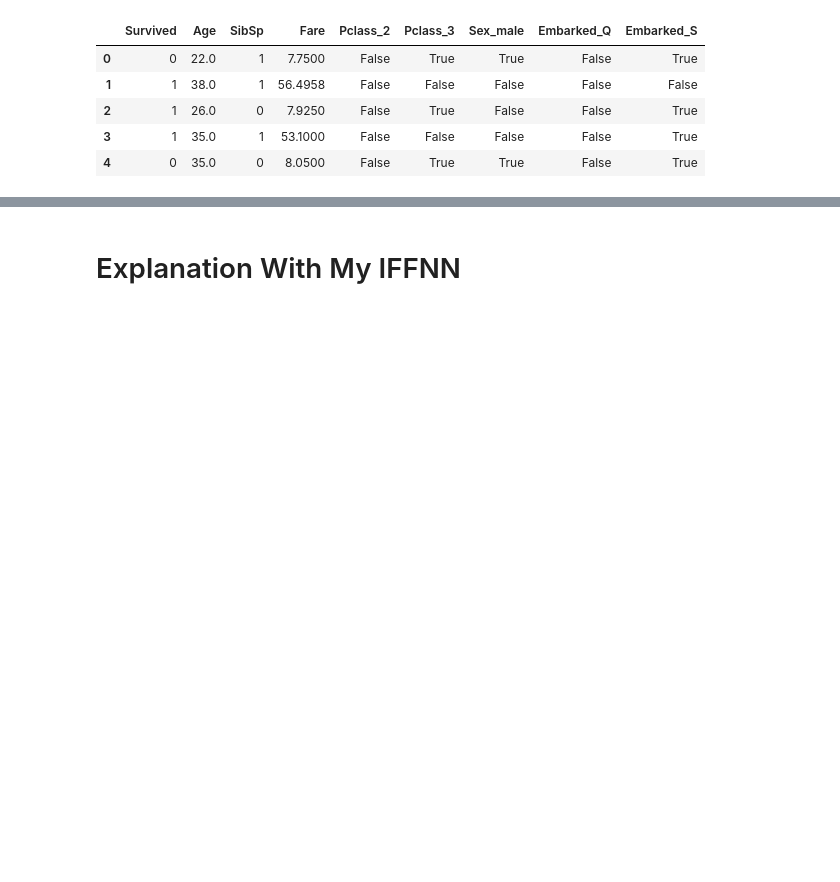
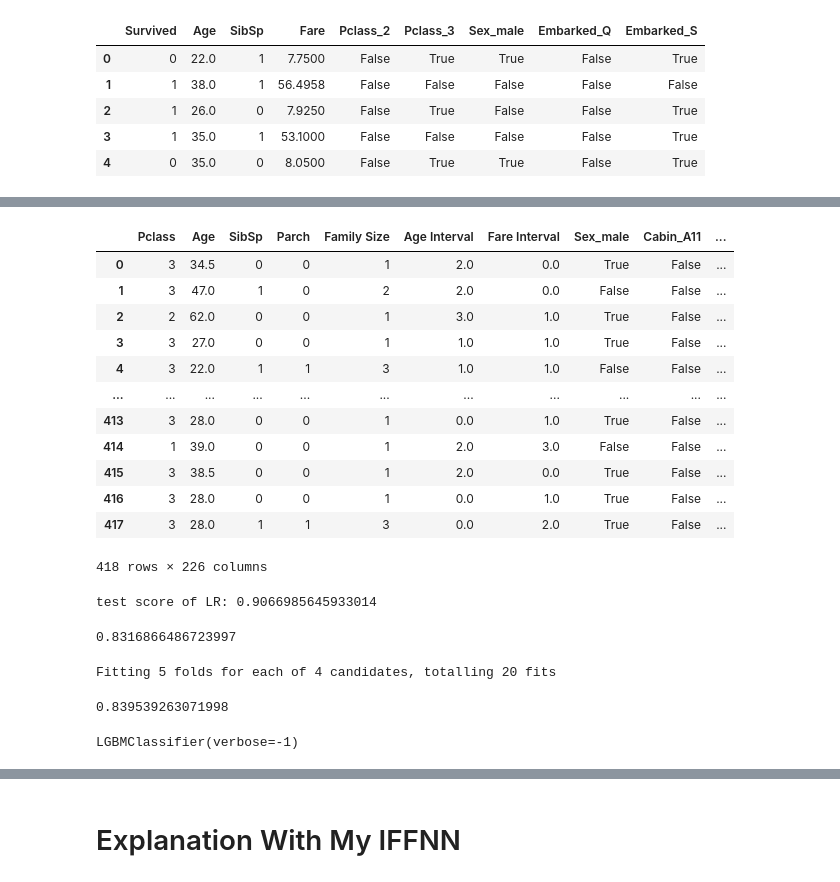
Before and after one commit to MilesQLi/Miles_Data_Science_Collection, a Jupyter notebook: TitanicSurvival/main.ipynb, the cells around one changed output, grey strips where cells are left out. Drawn from its saved outputs; the diff is of its cells as text; code cells hidden in the pictures; blank space fills up the shorter version.

```diff
--- a/TitanicSurvival/main.ipynb
+++ b/TitanicSurvival/main.ipynb
@@ -26,7 +26,7 @@ import optuna
 # %%
 print("Loading data...")
 train_df = pd.read_csv('train.csv')
-test_df = pd.read_csv('test.csv')
+test_df = pd.read_csv('tested.csv')
 train = train_df.copy()
 test= test_df.copy()
 print(f"Training data shape: {train.shape}")
@@ -336,7 +377,7 @@ for key, value in trial.params.items():
 # %%
+train_df['set'] = 'train'
+test_df['set'] = 'test'
 all_df = pd.concat([train_df, test_df], axis=0)
-all_df["set"] = "train"
-all_df.loc[all_df.Survived.isna(), "set"] = "test"
 # %%
 all_df["Family Size"] = all_df["SibSp"] + all_df["Parch"] + 1
 all_df["Age Interval"] = 0.0
@@ -422,12 +527,12 @@ dummy_all_df = pd.get_dummies(dropped_all_df, columns=cat_columns, drop_first=Tr
 # %%
 
 X_train = dummy_all_df[all_df["set"] == "train"]
-#X_test = dummy_all_df[all_df["set"] == "test"]
+X_test = dummy_all_df[all_df["set"] == "test"]
 y_train = all_df[all_df["set"] == "train"]["Survived"]
-#y_test = all_df[all_df["set"] == "test"]["Survived"]
+y_test = all_df[all_df["set"] == "test"]["Survived"]
 
 
-X_train,X_test,y_train,y_test = train_test_split(X_train,y_train,test_size=0.1)
+#X_train,X_test,y_train,y_test = train_test_split(X_train,y_train,test_size=0.1)
 # %%
 all_model_results = {}
 # %%
@@ -438,12 +543,31 @@ clf= LogisticRegression()
 clf.fit(X_train, y_train.ravel())
 
 predictions= clf.predict(X_test)
+# %%
+X_test
+# %% [output]
+|  | Pclass | Age | SibSp | Parch | Family Size | Age Interval | Fare Interval | Sex_male | Cabin_A11 | ... |
+| 0 | 3 | 34.5 | 0 | 0 | 1 | 2.0 | 0.0 | True | False | ... |
+| 1 | 3 | 47.0 | 1 | 0 | 2 | 2.0 | 0.0 | False | False | ... |
+| 2 | 2 | 62.0 | 0 | 0 | 1 | 3.0 | 1.0 | True | False | ... |
+| 3 | 3 | 27.0 | 0 | 0 | 1 | 1.0 | 1.0 | True | False | ... |
+| 4 | 3 | 22.0 | 1 | 1 | 3 | 1.0 | 1.0 | False | False | ... |
+| ... | ... | ... | ... | ... | ... | ... | ... | ... | ... | ... |
+| 413 | 3 | 28.0 | 0 | 0 | 1 | 0.0 | 1.0 | True | False | ... |
+| 414 | 1 | 39.0 | 0 | 0 | 1 | 2.0 | 3.0 | False | False | ... |
+| 415 | 3 | 38.5 | 0 | 0 | 1 | 2.0 | 0.0 | True | False | ... |
+| 416 | 3 | 28.0 | 0 | 0 | 1 | 0.0 | 1.0 | True | False | ... |
+| 417 | 3 | 28.0 | 1 | 1 | 3 | 0.0 | 2.0 | True | False | ... |
+418 rows × 226 columns
 # %%
 score = clf.score(X_test, y_test)
 all_model_results['LR'] = score
 print(f"test score of LR: {score}")
 
 cross_val_score(clf, X_train, y_train, cv= 5).mean()
+# %% [output]
+test score of LR: 0.9066985645933014
+0.8316866486723997
 # %%
 
 model_cls = lightgbm.LGBMClassifier(verbose=-1)
@@ -459,9 +583,14 @@ results = GridSearchCV(estimator=model_cls, param_grid=param_grid, scoring='accu
 results.fit(X_train, y_train.ravel())
 
 display(results.best_score_)
+# %% [output]
+Fitting 5 folds for each of 4 candidates, totalling 20 fits
+0.839539263071998
 # %%
 model = lightgbm.LGBMClassifier(**results.best_params_,verbose=-1)
 # %%
 model.fit(X_train,y_train)
+# %% [output]
+LGBMClassifier(verbose=-1)
 # %%
 print(f"test score of LightGBM: {model.score(X_test, y_test)}")
```
Also changed, not shown: parts of 37 cells of this notebook.
